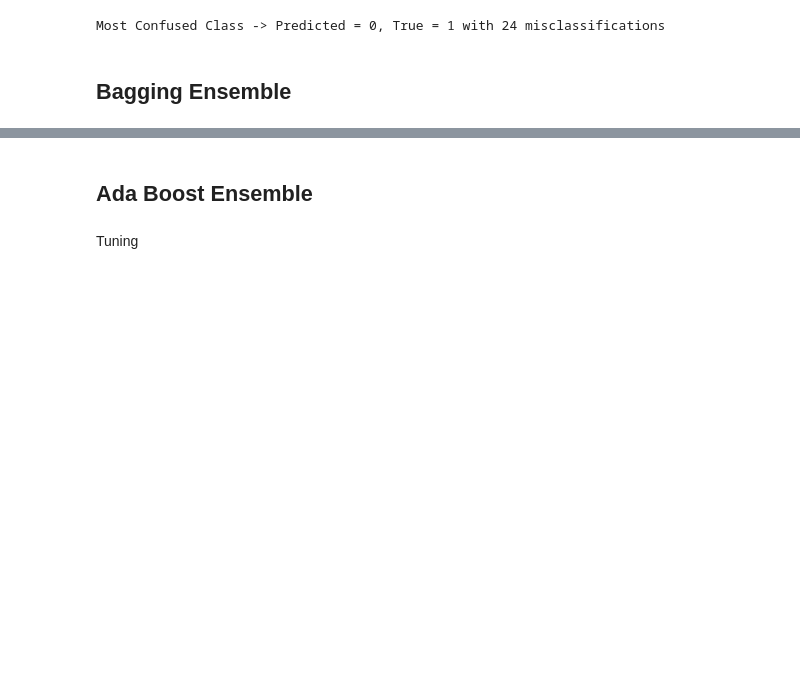
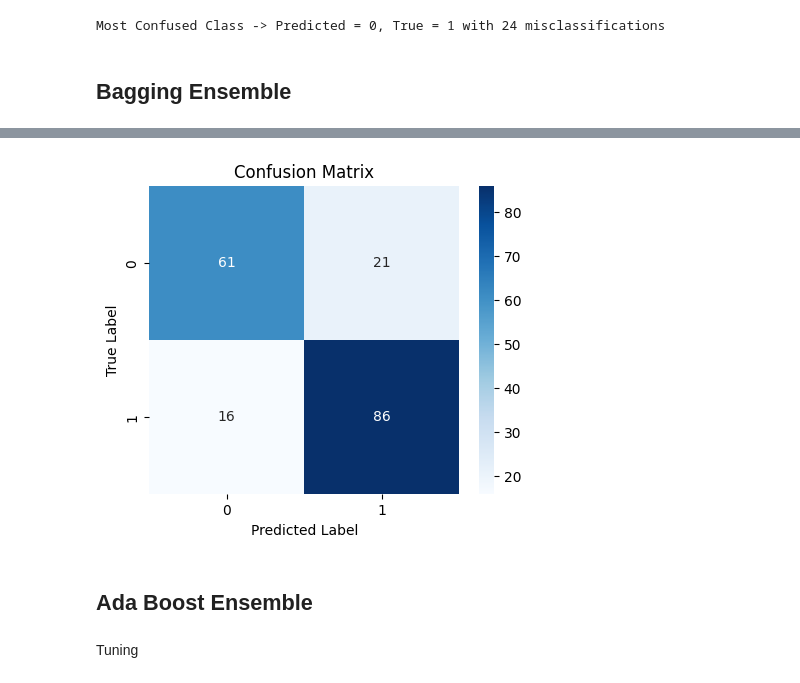
Before and after one commit to Rawan-M-Said/ML-Lab-1, a Jupyter notebook: lab_1.ipynb, the cells around one changed output, grey strips where cells are left out. Cells and saved outputs as stored; diff of their text form; code cells hidden in the pictures; blank space fills up the shorter version.

```diff
--- a/lab_1.ipynb
+++ b/lab_1.ipynb
@@ -456,3 +469,7 @@ Performance Summary:
+# %%
+plot_confusion_matrix(y_test, y_predict)
+# %% [output]
+[figure, added]
 # %% [markdown]
 ## Ada Boost Ensemble
 # %%
```
Also changed, not shown: parts of 21 cells of this notebook.
